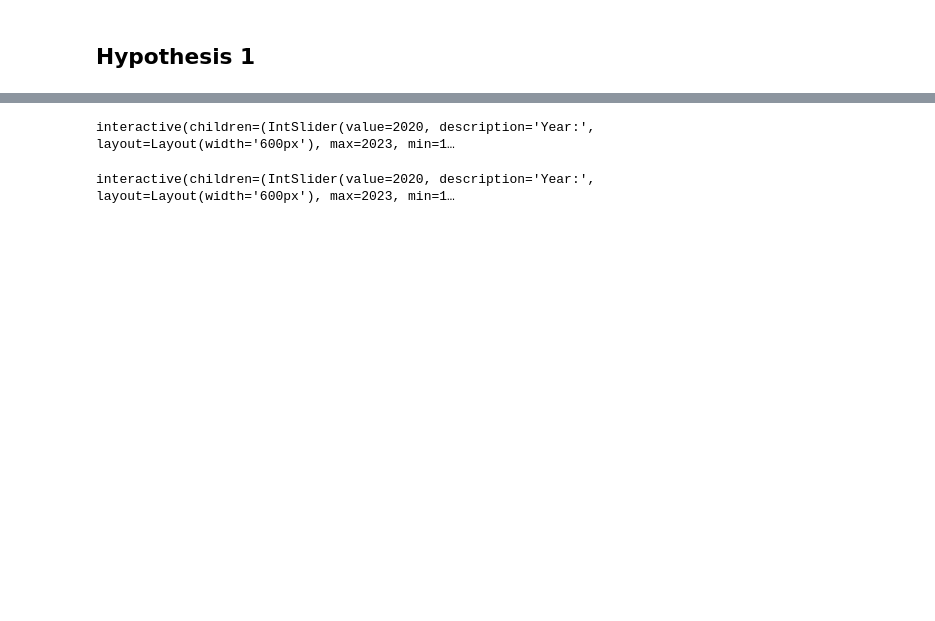
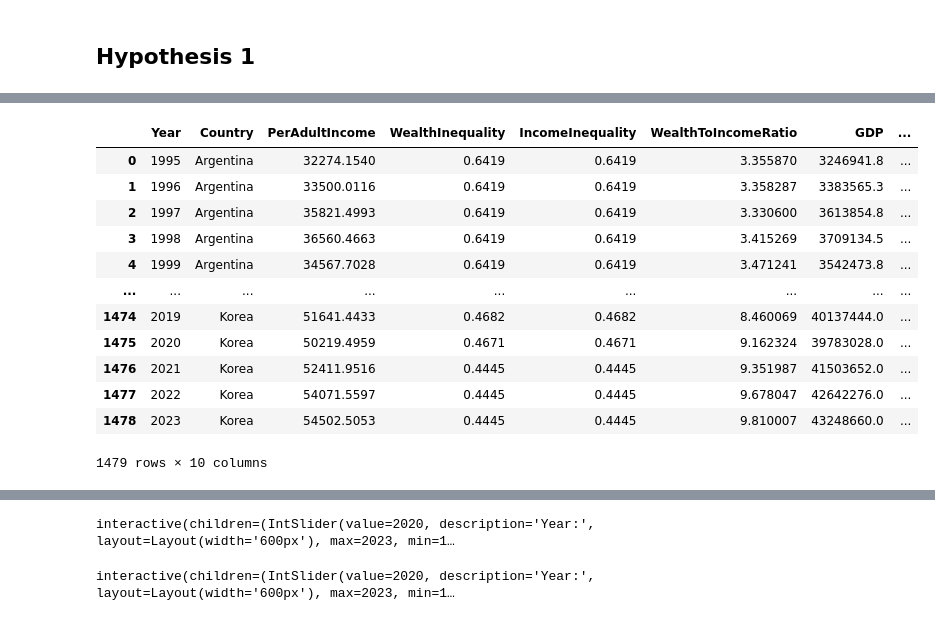
Before and after one commit to virajvekaria/IDS-Writing-Assignment, a Jupyter notebook: FINAL_SUBMISSION.ipynb, the cells around one changed output, grey strips where cells are left out. Saved outputs shown, nothing was run; the diff lists cells and outputs as text; code cells hidden in the pictures; blank space fills up the shorter version.

```diff
--- a/FINAL_SUBMISSION.ipynb
+++ b/FINAL_SUBMISSION.ipynb
@@ -229,0 +234,19 @@ strong multicollinearity or other numerical problems.
+# %%
+
+# 5. Average Per-Adult Income over time
+avg_income = df_merged.groupby("Year")["PerAdultIncome"].mean()
+df_merged
+# %% [output]
+|  | Year | Country | PerAdultIncome | WealthInequality | IncomeInequality | WealthToIncomeRatio | GDP | ... |
+| 0 | 1995 | Argentina | 32274.1540 | 0.6419 | 0.6419 | 3.355870 | 3246941.8 | ... |
+| 1 | 1996 | Argentina | 33500.0116 | 0.6419 | 0.6419 | 3.358287 | 3383565.3 | ... |
+| 2 | 1997 | Argentina | 35821.4993 | 0.6419 | 0.6419 | 3.330600 | 3613854.8 | ... |
+| 3 | 1998 | Argentina | 36560.4663 | 0.6419 | 0.6419 | 3.415269 | 3709134.5 | ... |
+| 4 | 1999 | Argentina | 34567.7028 | 0.6419 | 0.6419 | 3.471241 | 3542473.8 | ... |
+| ... | ... | ... | ... | ... | ... | ... | ... | ... |
+| 1474 | 2019 | Korea | 51641.4433 | 0.4682 | 0.4682 | 8.460069 | 40137444.0 | ... |
+| 1475 | 2020 | Korea | 50219.4959 | 0.4671 | 0.4671 | 9.162324 | 39783028.0 | ... |
+| 1476 | 2021 | Korea | 52411.9516 | 0.4445 | 0.4445 | 9.351987 | 41503652.0 | ... |
+| 1477 | 2022 | Korea | 54071.5597 | 0.4445 | 0.4445 | 9.678047 | 42642276.0 | ... |
+| 1478 | 2023 | Korea | 54502.5053 | 0.4445 | 0.4445 | 9.810007 | 43248660.0 | ... |
+1479 rows × 10 columns
```
Also changed, not shown: parts of 7 cells of this notebook, 4 other files.
